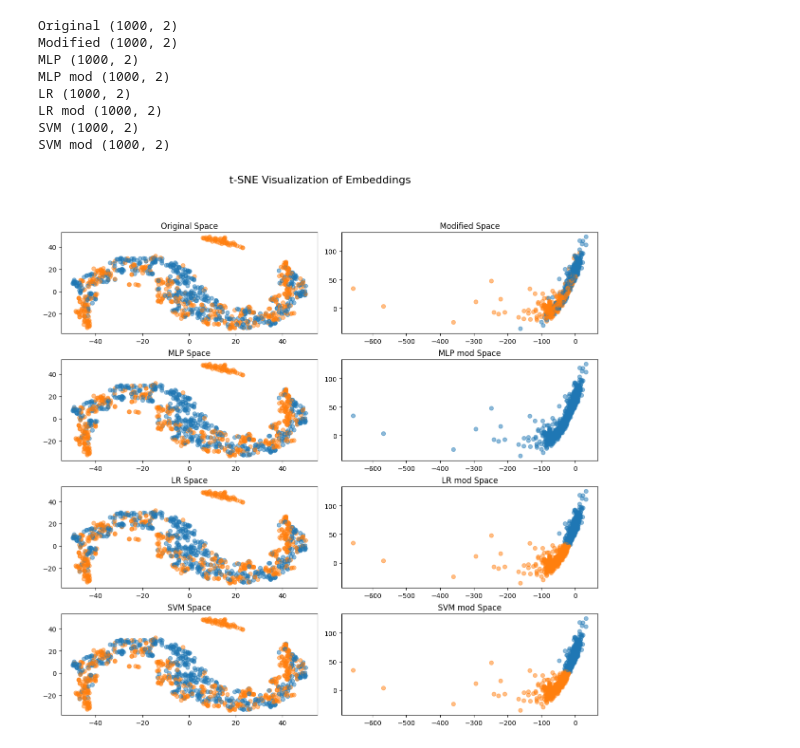
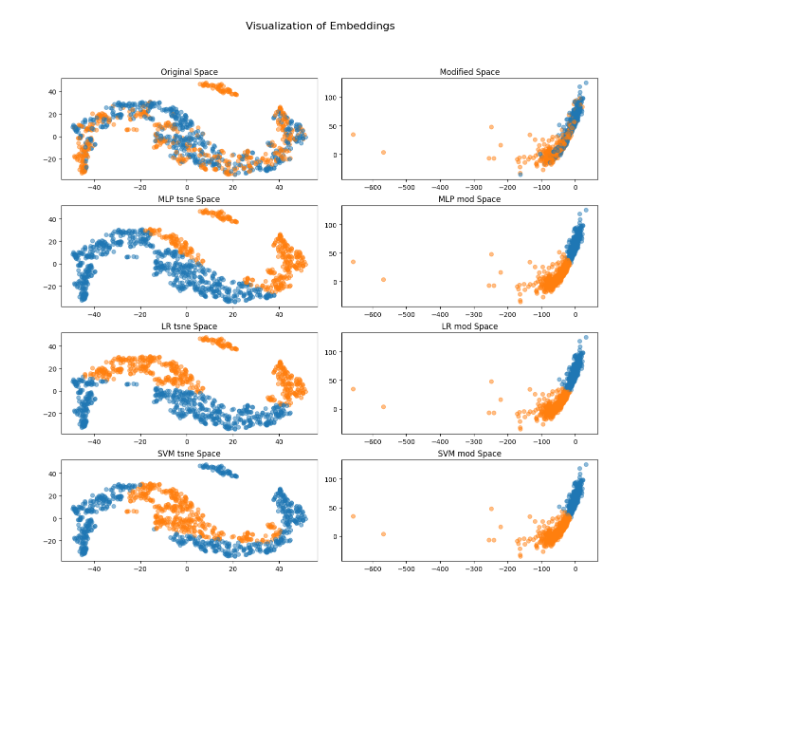
Before and after one commit to Berack96/upo-AIContrastive, a Jupyter notebook: src/chexnet/training_new_classifier_no_tsne.ipynb, the cells around one changed output. Cells and saved outputs as stored; diff of their text form; code cells hidden in the pictures; blank space fills up the shorter version.

Commit message:
fix display tsne

```diff
--- a/src/chexnet/training_new_classifier_no_tsne.ipynb
+++ b/src/chexnet/training_new_classifier_no_tsne.ipynb
@@ -72,4 +72,10 @@ val_counts = np.bincount(y_val)
 test_counts = np.bincount(y_test)
 total_classes = len(train_counts)
 class_weights = {i: len(y_train) / (total_classes * count) for i, count in enumerate(train_counts)}
+
+# T-SNE MODIFIED
+tsne = TSNE(n_components=tsne_components, random_state=42)
+x_train_tsne = tsne.fit_transform(x_train)
+x_val_tsne = tsne.fit_transform(x_val)
+x_test_tsne = tsne.fit_transform(x_test)
 # %% [output]
@@ -78,6 +84,7 @@ class_weights = {i: len(y_train) / (total_classes * count) for i, count in enume
 # %%
 all_datasets = {
     'original': (x_train, x_val, x_test),
+    'tsne': (x_train_tsne, x_val_tsne, x_test_tsne),
     'modified': (x_train_modified, x_val_modified, x_test_modified),
     'y': (y_train, y_val, y_test),
 }
@@ -147,11 +154,14 @@ classifier_mlp.add(keras.layers.Dense(total_classes, activation='softmax'))
 classifier_mlp.compile(optimizer='adam', loss='sparse_categorical_crossentropy', metrics=['accuracy'])
 
 models = [
+    ModelToEvaluate("MLP tsne", all_datasets['tsne'], keras.models.clone_model(classifier_mlp), lambda preds: ops.argmax(preds, axis=1)),
     ModelToEvaluate("MLP mod", all_datasets['modified'], keras.models.clone_model(classifier_mlp), lambda preds: ops.argmax(preds, axis=1)),
     ModelToEvaluate("LR", all_datasets['original'], linear_model.LogisticRegression(max_iter=1000), lambda preds: np.round(preds).astype(int)),
+    ModelToEvaluate("LR tsne", all_datasets['tsne'], linear_model.LogisticRegression(max_iter=1000), lambda preds: np.round(preds).astype(int)),
     ModelToEvaluate("LR mod", all_datasets['modified'], linear_model.LogisticRegression(max_iter=1000), lambda preds: np.round(preds).astype(int)),
-    ModelToEvaluate("SVM", all_datasets['original'], svm.LinearSVC(), lambda preds: preds),
-    ModelToEvaluate("SVM mod", all_datasets['modified'], svm.LinearSVC(), lambda preds: preds)
+    ModelToEvaluate("SVM", all_datasets['original'], svm.SVC(), lambda preds: preds),
+    ModelToEvaluate("SVM tsne", all_datasets['tsne'], svm.SVC(), lambda preds: preds),
+    ModelToEvaluate("SVM mod", all_datasets['modified'], svm.SVC(), lambda preds: preds)
 ]
 
 for m in models:
@@ -191,54 +207,31 @@ for m in models:
 # %%
 # Plot the t-SNE embeddings
 sample_size = 1000
 indices = np.random.choice(len(y_test), size=min(sample_size, len(y_test)), replace=False)
 colors = list(plt.cm.tab10.colors[:total_classes])
 
-tsne = TSNE(n_components=2)
-x_test_tsne = tsne.fit_transform(x_test)
-
-models_to_tsne = [m for m in models if m.x_train.shape[1] != 2]
-tsne_original = []
-for m in models_to_tsne:
-    mod = ModelToEvaluate(m.name, (0, 0, x_test_tsne), None, None)
-    mod.y_test_pred = m.y_test_pred
-    tsne_original.append(mod)
-
-models_to_print = []
-for t, m in zip(tsne_original, [m for m in models if m.x_train.shape[1] == 2]):
-    models_to_print.append(t)
-    models_to_print.append(m)
-
 mod_o = ModelToEvaluate("Original", (0, 0, x_test_tsne), None, None)
 mod_o.y_test_pred = y_test
 mod_m = ModelToEvaluate("Modified", (0, 0, x_test_modified), None, None)
 mod_m.y_test_pred = y_test
-models_to_print = [mod_o, mod_m] + models_to_print
 
+models_to_print = [mod_o, mod_m] + [m for m in models if m.x_train.shape[1] == 2]
 subplots = len(models_to_print)
 
 plt.figure(figsize=(12, 3*(subplots // 2)))
 
 for i, model in enumerate(models_to_print):
     h = model.x_test[indices]
     c = [colors[i] for i in model.y_test_pred[indices]]
     title = f"{model.name} Space"
 
     plt.subplot(subplots // 2, 2, i + 1)
     plt.scatter(h[:,0], h[:,1], alpha=0.5, c=c)
     plt.title(title)
 
 plt.tight_layout()
-plt.suptitle('t-SNE Visualization of Embeddings', fontsize=16)
+plt.suptitle('Visualization of Embeddings', fontsize=16)
 plt.subplots_adjust(top=0.88)  # Adjust the top to make room for the title
 plt.show()
 # %% [output]
-Original (1000, 2)
-Modified (1000, 2)
-MLP (1000, 2)
-MLP mod (1000, 2)
-LR (1000, 2)
-LR mod (1000, 2)
-SVM (1000, 2)
-SVM mod (1000, 2)
-[figure, old version]
+[figure, new version]
```
Also changed, not shown: parts of 3 cells of this notebook.
